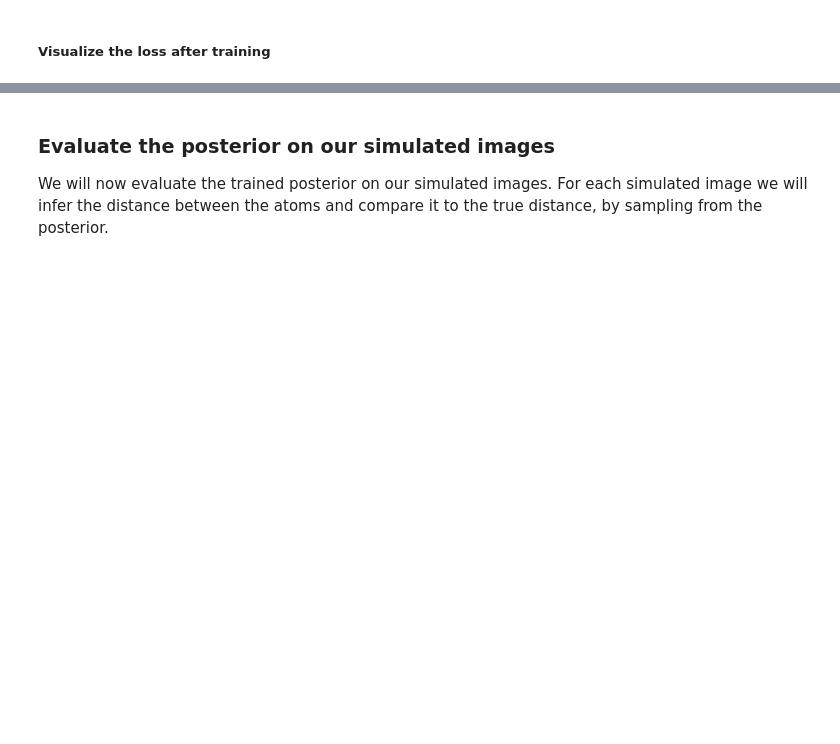
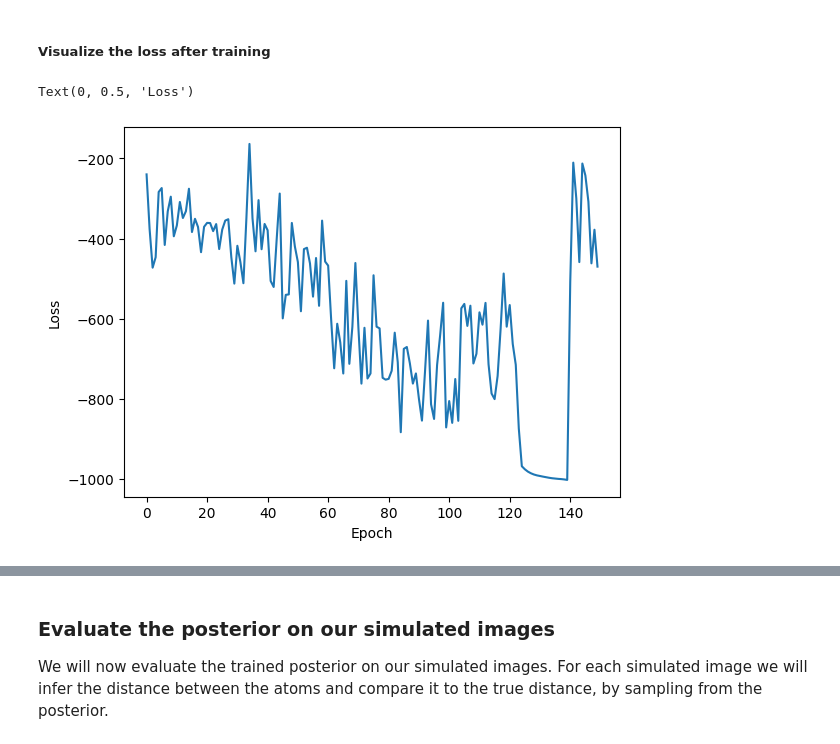
Before and after one commit to dariagusew/cryoSBI, a Jupyter notebook: tutorials/NLE/test_nle.ipynb, the cells around one changed output, grey strips where cells are left out. Saved outputs shown, nothing was run; the diff lists cells and outputs as text; code cells hidden in the pictures; blank space fills up the shorter version.

```diff
--- a/tutorials/NLE/test_nle.ipynb
+++ b/tutorials/NLE/test_nle.ipynb
@@ -178,2 +202,10 @@ Training neural netowrk:
 # %% [markdown]
 ##### Visualize the loss after training
+# %%
+plt.plot(torch.load("tutorial.loss"))
+plt.xlabel("Epoch")
+plt.ylabel("Loss")
+#0.0003
+# %% [output]
+Text(0, 0.5, 'Loss')
+[figure, added]
```
Also changed, not shown: parts of 8 cells of this notebook, 5 other files.
